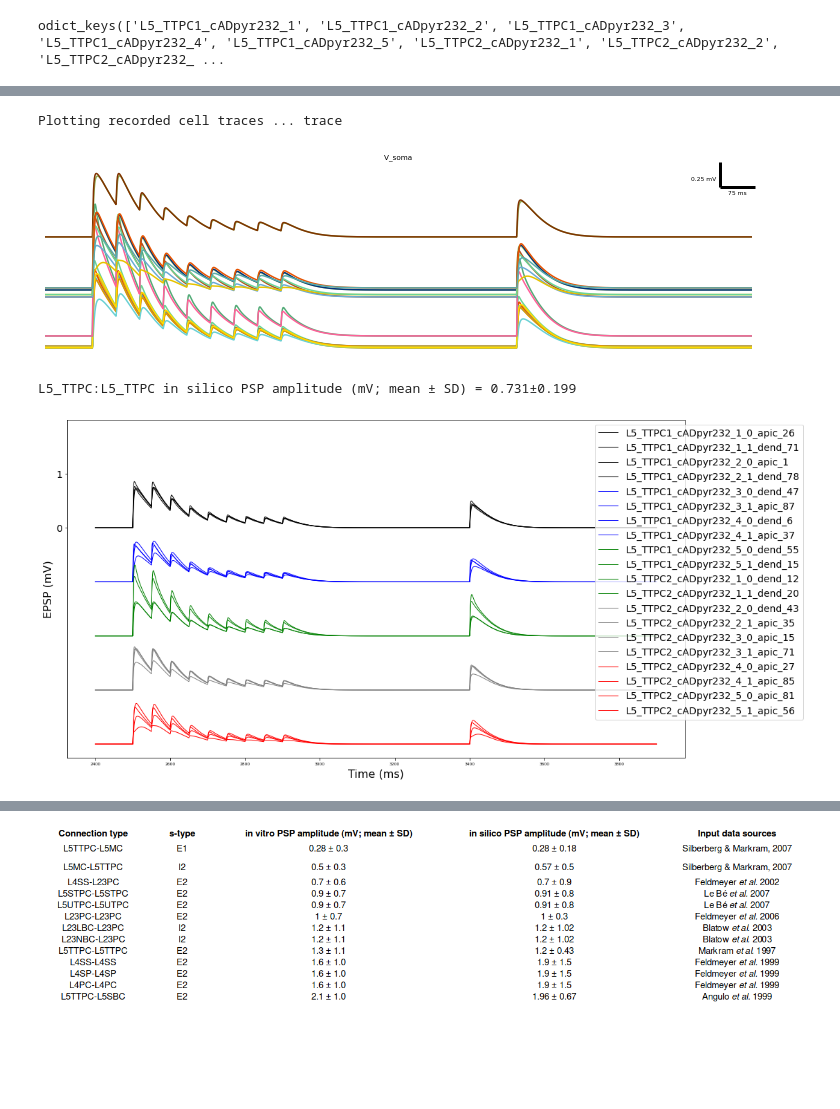
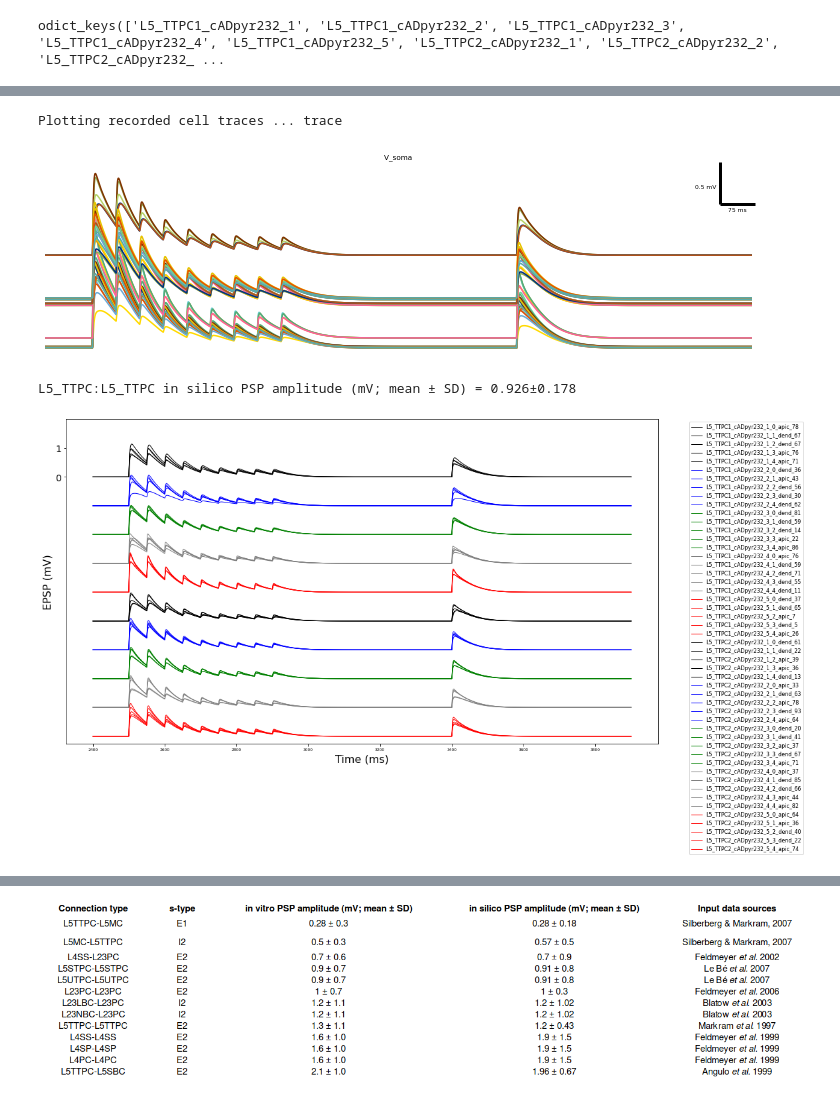
Before and after one commit to suny-downstate-medical-center/S1_HFO, a Jupyter notebook: runSubNets/STP_L5TTPC_L5TTPC.ipynb, the cells around one changed output, grey strips where cells are left out. Saved outputs shown, nothing was run; the diff lists cells and outputs as text; code cells hidden in the pictures; blank space fills up the shorter version.

```diff
--- a/runSubNets/STP_L5TTPC_L5TTPC.ipynb
+++ b/runSubNets/STP_L5TTPC_L5TTPC.ipynb
@@ -420,7 +428,7 @@ gmax1 = []
 
 
 Traces2 = sim.analysis.plotTraces(oneFigPer='trace', overlay=1, timeRange=[2400,3900],axis=False,legend=False,scaleBarLoc=1,figSize=(10, 3),fontSize=6)
-for number in range(20):
+for number in range(50):
     if np.max(Traces2[1]['tracesData'][number]['cell_'+str(number)+'_V_soma'])-np.min(Traces2[1]['tracesData'][number]['cell_'+str(number)+'_V_soma']) > 0.01:
         alltraces.append(Traces2[1]['tracesData'][number]['cell_'+str(number)+'_V_soma'])
         gmax1.append(np.max(Traces2[1]['tracesData'][number]['cell_'+str(number)+'_V_soma'])-np.min(Traces2[1]['tracesData'][number]['cell_'+str(number)+'_V_soma']))
@@ -439,27 +447,27 @@ for number in range(20):
 print('L5_TTPC:L5_TTPC in silico PSP amplitude (mV; mean ± SD) = %.3f±%.3f' % (np.mean(gmax1),np.std(gmax1)))
 # %% [output]
 Plotting recorded cell traces ... trace
-[figure, old version]
+[figure, new version]
-L5_TTPC:L5_TTPC in silico PSP amplitude (mV; mean ± SD) = 0.731±0.199
+L5_TTPC:L5_TTPC in silico PSP amplitude (mV; mean ± SD) = 0.926±0.178
 # %%
 figSize = (16,9)
 fig = plt.figure(figsize=figSize)  # Open a new figure
-clr = ["black", "blue","green","gray", "red"]
+clr = ["black", "blue","green","gray", "red","black", "blue","green","gray", "red"]
 number=0
-for i in range(5):
-    for number2 in range(i,20,5):
+for i in range(10):
+    for number2 in range(i,50,10):
         plt.plot(Traces2[1]['tracesData'][number]['t'][1:],Traces2[1]['tracesData'][number]['cell_'+str(number)+'_V_soma']-Traces2[1]['tracesData'][number]['cell_'+str(number)+'_V_soma'][999]-1.0*i, label= sim.net.allCells[number]['tags']['pop'] + '_' + sim.net.allCells[number]['conns'][0]['sec'], linewidth=1.0, color=clr[i])
         number+=1
 
-plt.legend(loc='upper right', bbox_to_anchor=(1.2, 1.0), fontsize=14)
+plt.legend(loc='upper right', bbox_to_anchor=(1.25, 1.0), fontsize=8)
 # plt.xlim(2400,4150)
-plt.ylim(-4.25,2.0)
+plt.ylim(-9.25,2.0)
 plt.xlabel('Time (ms)', fontsize=16)
 plt.ylabel('EPSP (mV)', fontsize=16)
 # plt.xticks(range(2400,3900,200), range(0,1500,200), fontsize=14);
 plt.yticks([0,1], fontsize=14);
 # %% [output]
-[figure, old version]
+[figure, new version]
 # %%
 figSize = (8,5)
 fig = plt.figure(figsize=figSize)  # Open a new figure
```
Also changed, not shown: parts of 13 cells of this notebook, 11 other files.
